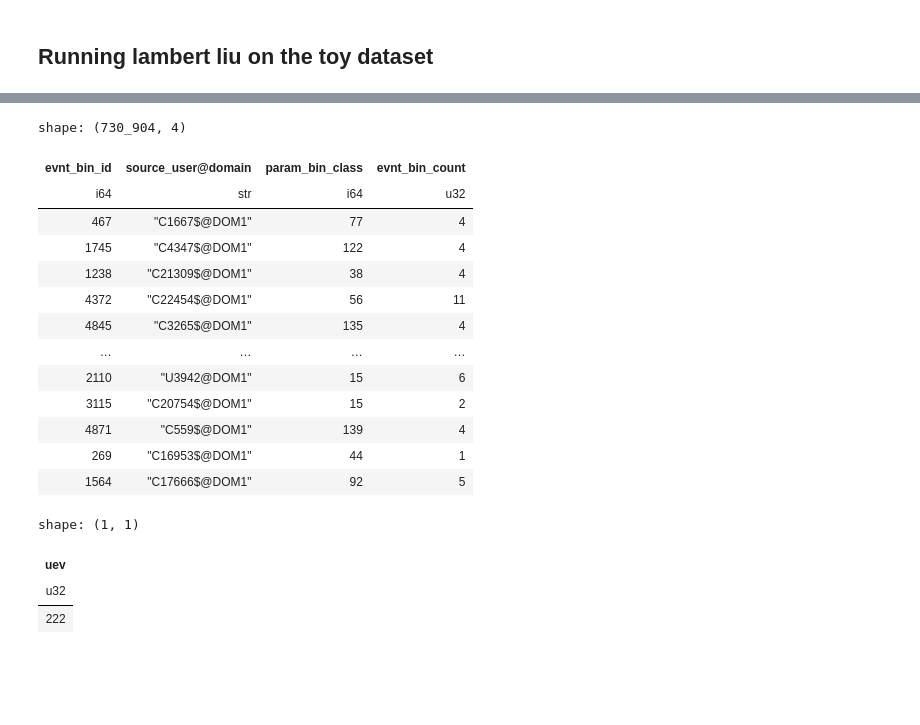
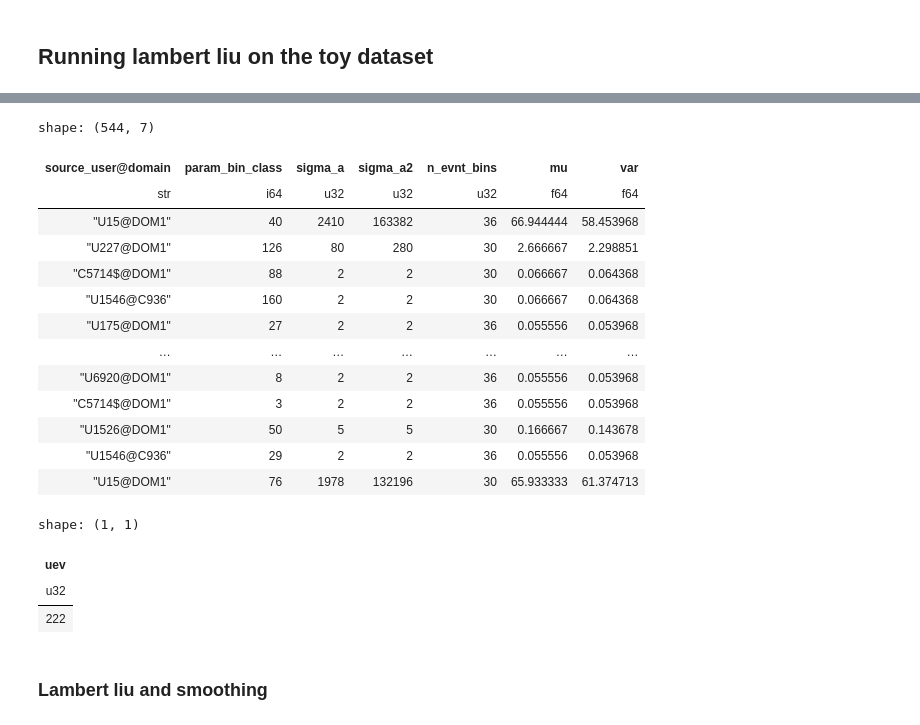
Before and after one commit to adam-broomhead/cybersecurity_thesis, a Jupyter notebook: notebooks/Pipeline/101_toy_lambert_liu.ipynb, the cells around one changed output, grey strips where cells are left out. Cells and saved outputs as stored; diff of their text form; code cells hidden in the pictures; blank space fills up the shorter version.

Commit message:
continuing with lambert liu implementaiton

```diff
--- a/notebooks/Pipeline/101_toy_lambert_liu.ipynb
+++ b/notebooks/Pipeline/101_toy_lambert_liu.ipynb
@@ -111,19 +298,20 @@ def calc_mu_lambda(df, param_bin_width, evnt_bin_width):
 # %%
+df.filter(pl.col('var') < pl.col('mu'))
 # %% [output]
-shape: (730_904, 4)
+shape: (544, 7)
-| evnt_bin_id | source_user@domain | param_bin_class | evnt_bin_count |
-| i64 | str | i64 | u32 |
-| 467 | "C1667$@DOM1" | 77 | 4 |
-| 1745 | "C4347$@DOM1" | 122 | 4 |
-| 1238 | "C21309$@DOM1" | 38 | 4 |
-| 4372 | "C22454$@DOM1" | 56 | 11 |
-| 4845 | "C3265$@DOM1" | 135 | 4 |
-| … | … | … | … |
-| 2110 | "U3942@DOM1" | 15 | 6 |
-| 3115 | "C20754$@DOM1" | 15 | 2 |
-| 4871 | "C559$@DOM1" | 139 | 4 |
-| 269 | "C16953$@DOM1" | 44 | 1 |
-| 1564 | "C17666$@DOM1" | 92 | 5 |
+| source_user@domain | param_bin_class | sigma_a | sigma_a2 | n_evnt_bins | mu | var |
+| str | i64 | u32 | u32 | u32 | f64 | f64 |
+| "U15@DOM1" | 40 | 2410 | 163382 | 36 | 66.944444 | 58.453968 |
+| "U227@DOM1" | 126 | 80 | 280 | 30 | 2.666667 | 2.298851 |
+| "C5714$@DOM1" | 88 | 2 | 2 | 30 | 0.066667 | 0.064368 |
+| "U1546@C936" | 160 | 2 | 2 | 30 | 0.066667 | 0.064368 |
+| "U175@DOM1" | 27 | 2 | 2 | 36 | 0.055556 | 0.053968 |
+| … | … | … | … | … | … | … |
+| "U6920@DOM1" | 8 | 2 | 2 | 36 | 0.055556 | 0.053968 |
+| "C5714$@DOM1" | 3 | 2 | 2 | 36 | 0.055556 | 0.053968 |
+| "U1526@DOM1" | 50 | 5 | 5 | 30 | 0.166667 | 0.143678 |
+| "U1546@C936" | 29 | 2 | 2 | 36 | 0.055556 | 0.053968 |
+| "U15@DOM1" | 76 | 1978 | 132196 | 30 | 65.933333 | 61.374713 |
 # %%
 # 222
 df.group_by(['source_user@domain', 'param_bin_class']).agg(
@@ -140,3 +328,5 @@ shape: (1, 1)
 # %%
 
 ##!! network service is stil in my toy dataset
+# %% [markdown]
+### Lambert liu and smoothing
```
Also changed, not shown: parts of 31 cells of this notebook.
